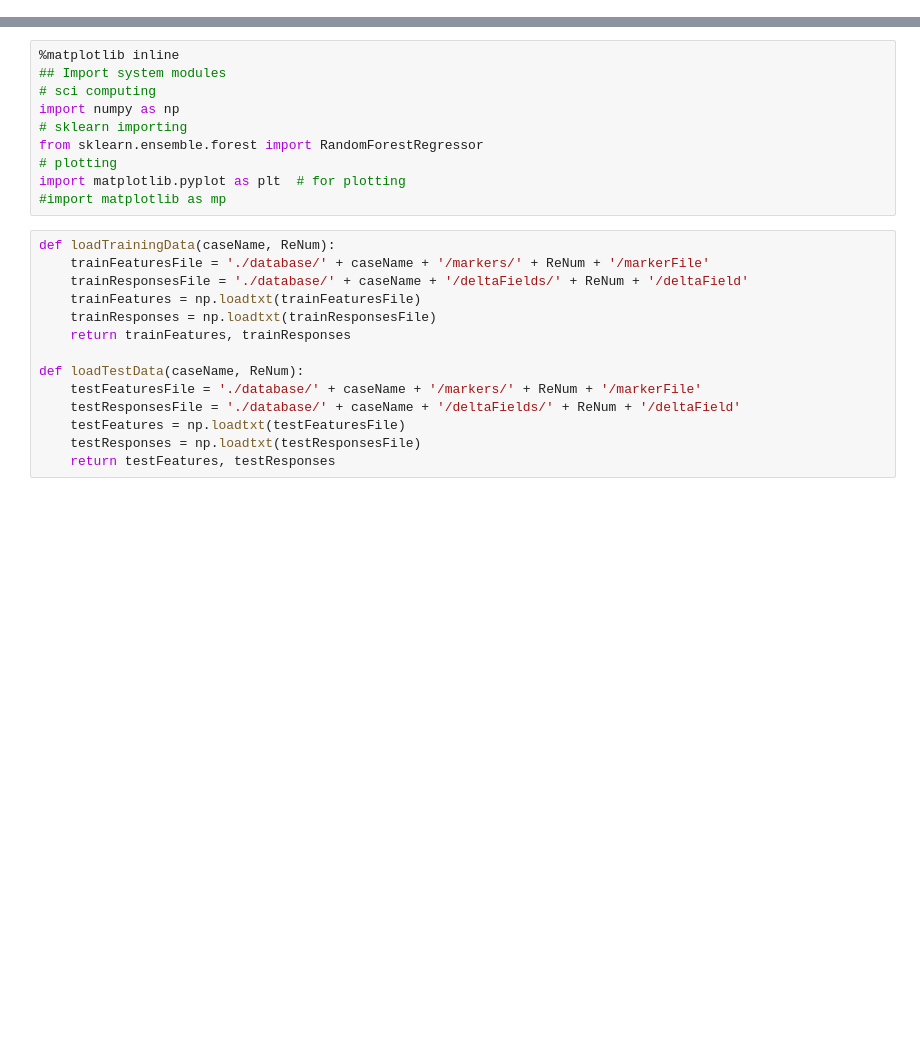
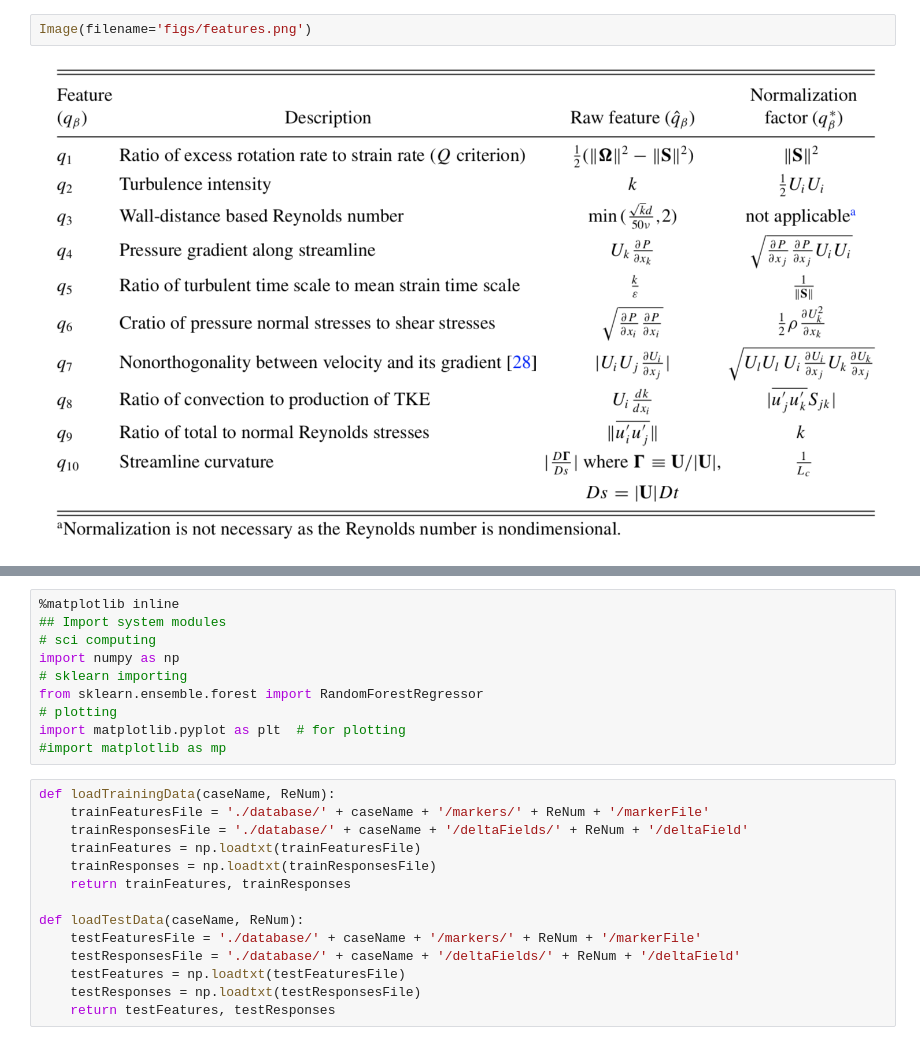
Before and after one commit to xiaoh/turbulence-modeling-PIML, a Jupyter notebook: regressionSolver.ipynb, the cells around one changed output, grey strips where cells are left out. Drawn from its saved outputs; the diff is of its cells as text; blank space fills up the shorter version.

```diff
--- a/regressionSolver.ipynb
+++ b/regressionSolver.ipynb
@@ -0,0 +8,4 @@
+# %%
+Image(filename='figs/features.png')
+# %% [output]
+[figure, added]
```
Also changed, not shown: parts of 8 cells of this notebook, 6 other files.
